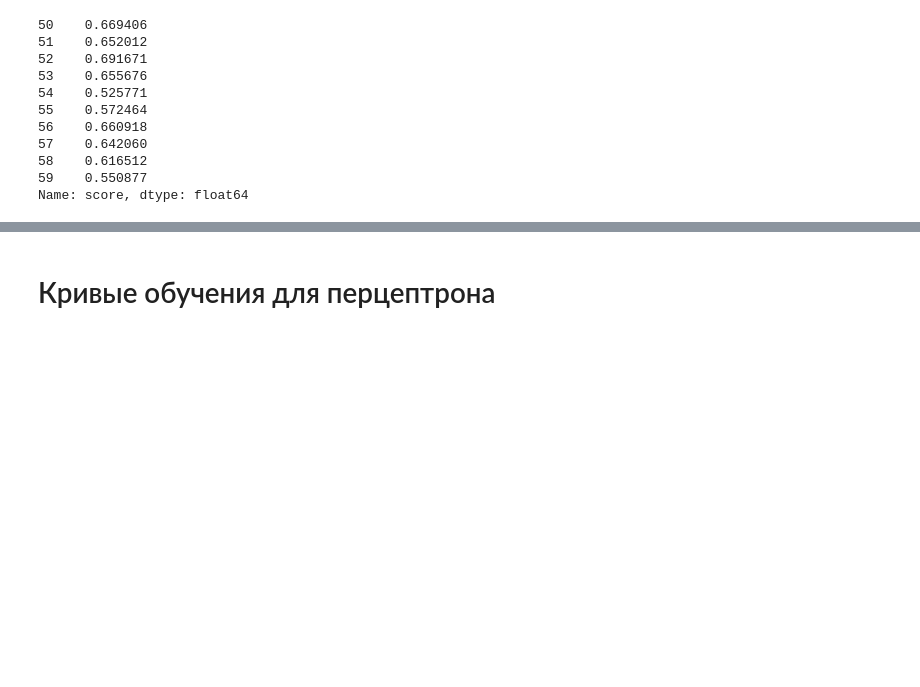
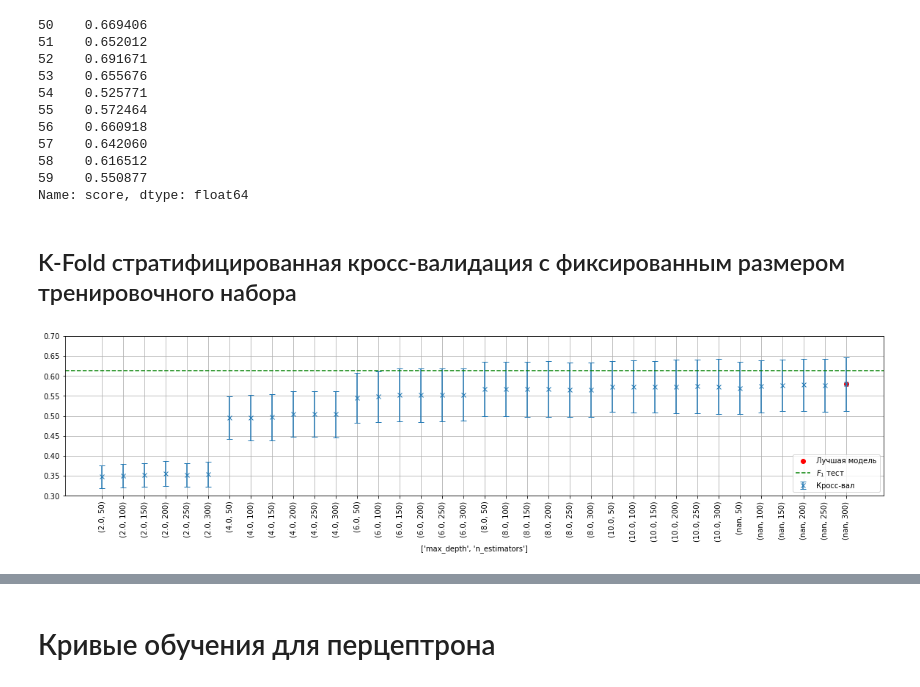
Before and after one commit to oldhroft/kp_research, a Jupyter notebook: notebooks/Report_no_lags.ipynb, the cells around one changed output, grey strips where cells are left out. Drawn from its saved outputs; the diff is of its cells as text; code cells hidden in the pictures; blank space fills up the shorter version.

```diff
--- a/notebooks/Report_no_lags.ipynb
+++ b/notebooks/Report_no_lags.ipynb
@@ -390,3 +411,14 @@ cv1.loc[(cv1.max_depth == 2) & (cv1.n_estimators == 300)].score
 58    0.616512
 59    0.550877
 Name: score, dtype: float64
+# %% [markdown]
+## K-Fold стратифицированная кросс-валидация с фиксированным размером тренировочного набора
+# %%
+cv_path_dict_tssf = create_path_dict(cv_path_tssf, 'run_(.+)_cv_results')
+# %%
+plt.figure(figsize=(20, 4))
+
+plot_cv('cv_randomforest', cv_path_dict_tssf, prefix='tssf_',
+        y_max=.7, y_min=.3)
+# %% [output]
+[figure, added]
```
Also changed, not shown: parts of 14 cells of this notebook, 1 other file.
